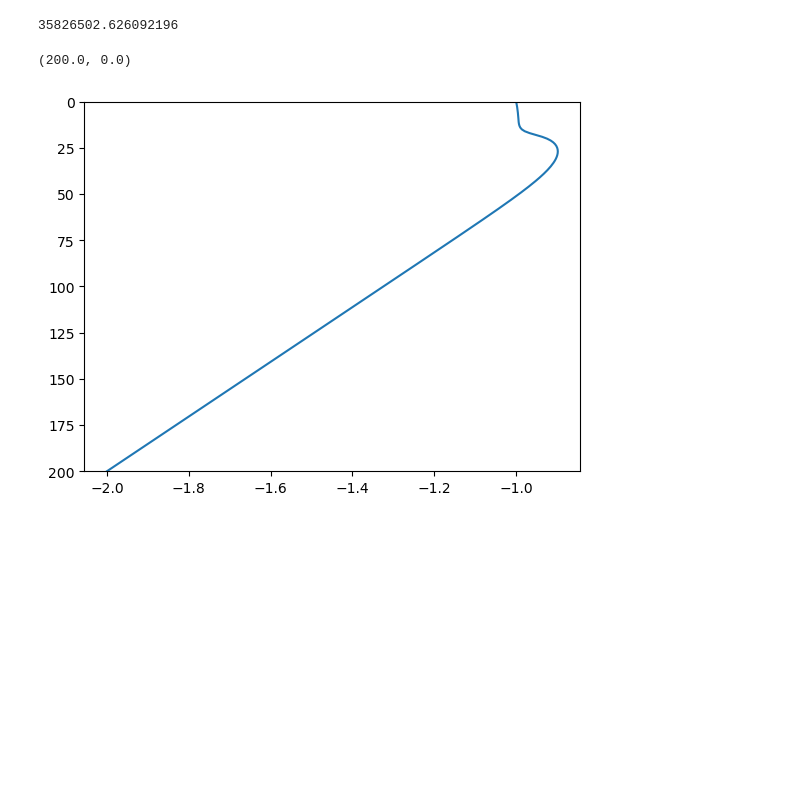
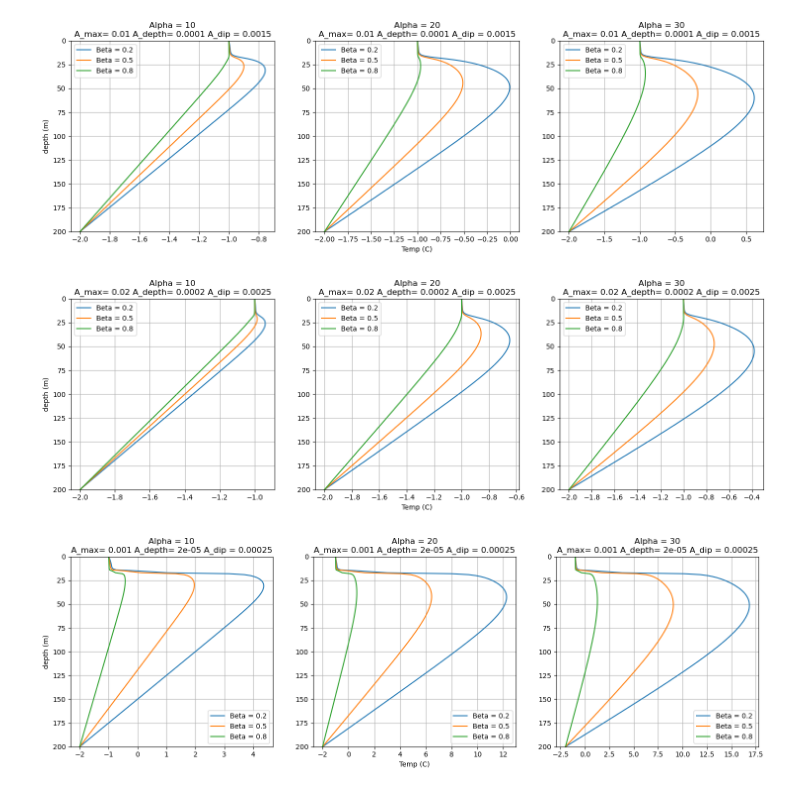
Before and after one commit to nicduboc/numeric_2024, a Jupyter notebook: mini-projects/duboc_miniproj.ipynb, the cells around one changed output. Cells and saved outputs as stored; diff of their text form; code cells hidden in the pictures; blank space fills up the shorter version.

```diff
--- a/mini-projects/duboc_miniproj.ipynb
+++ b/mini-projects/duboc_miniproj.ipynb
@@ -52,26 +92,35 @@ array([[ 1.e+00,  0.e+00,  0.e+00, ...,  0.e+00,  0.e+00,  0.e+00],
-# %%
-np.linalg.cond(A)
-# %% [output]
-35826502.626092196
-# %%
-alpha = 10
-cp = 4e6
-
-T = np.zeros(N+1).reshape((N+1),1)
-F = np.zeros(N+1).reshape((N+1),1)
-F[0] = -1
-F[-1] = -2
-
-for d in range(1,N):
-    F[d] = (1/cp * deriv_I(d,alpha))
 # %%
-T = np.linalg.solve(A,F)
-len(T[:,0])
-depth = np.arange(len(T[:,0]))
+depth = np.arange(T.shape[0])
 # %%
-plt.plot(T,depth)
-plt.ylim(200,0)
-#plt.xlim(-3,1)
+for i in range(3):
+    fig,(ax1,ax2,ax3) = plt.subplots(1,3,figsize=(18,5))
+
+    ax1.plot(T[:,0,0,i],depth,label=f'Beta = {beta[0]}')
+    ax1.plot(T[:,0,1,i],depth,label=f'Beta = {beta[1]}')
+    ax1.plot(T[:,0,2,i],depth,label=f'Beta = {beta[2]}')
+    ax1.set_title(f'Alpha = {alpha[0]}\nA_max= {Ah[i][0]} A_depth= {Ah[i][1]} A_dip = {Ah[i][2]}')
+    ax1.set_ylabel('depth (m)')
+    ax1.set_ylim(200,0)
+    ax1.legend(loc='best')
+    ax1.grid()
+
+    ax2.plot(T[:,1,0,i],depth,label=f'Beta = {beta[0]}')
+    ax2.plot(T[:,1,1,i],depth,label=f'Beta = {beta[1]}')
+    ax2.plot(T[:,1,2,i],depth,label=f'Beta = {beta[2]}')
+    ax2.set_title(f'Alpha = {alpha[1]}\nA_max= {Ah[i][0]} A_depth= {Ah[i][1]} A_dip = {Ah[i][2]}')
+    ax2.set_xlabel('Temp (C)')
+    ax2.set_ylim(200,0)
+    ax2.legend(loc='best')
+    ax2.grid()
+
+    ax3.plot(T[:,2,0,i],depth,label=f'Beta = {beta[0]}')
+    ax3.plot(T[:,2,1,i],depth,label=f'Beta = {beta[1]}')
+    ax3.plot(T[:,2,2,i],depth,label=f'Beta = {beta[2]}')
+    ax3.set_title(f'Alpha = {alpha[2]}\nA_max= {Ah[i][0]} A_depth= {Ah[i][1]} A_dip = {Ah[i][2]}')
+    ax3.set_ylim(200,0)
+    ax3.legend(loc='best')
+    ax3.grid()
 # %% [output]
-(200.0, 0.0)
-[figure, old version]
+[figure, new version]
+[figure, added]
+[figure, added]
```
Also changed, not shown: parts of 23 cells of this notebook.
